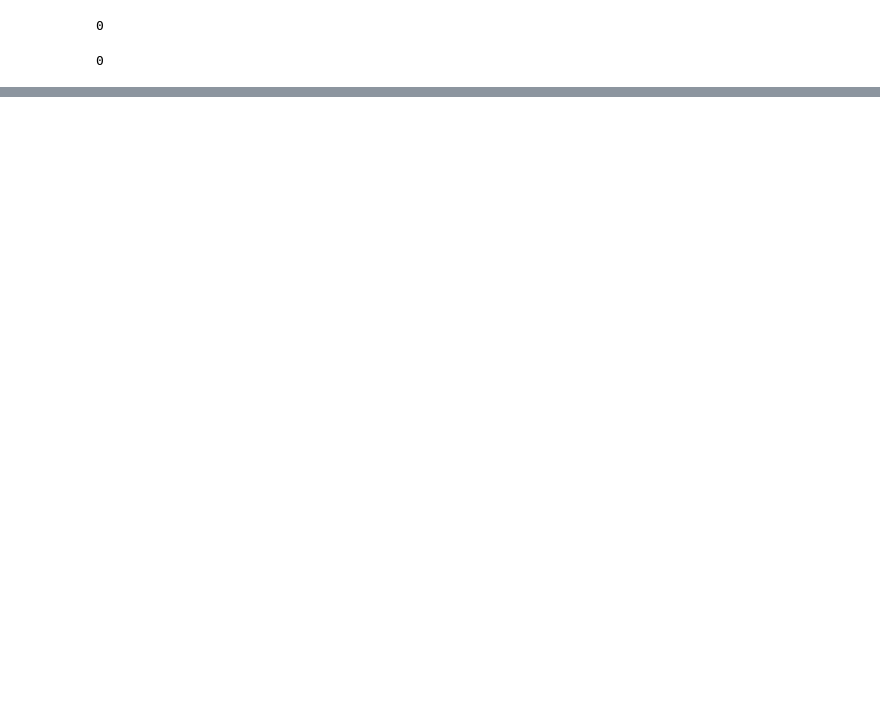
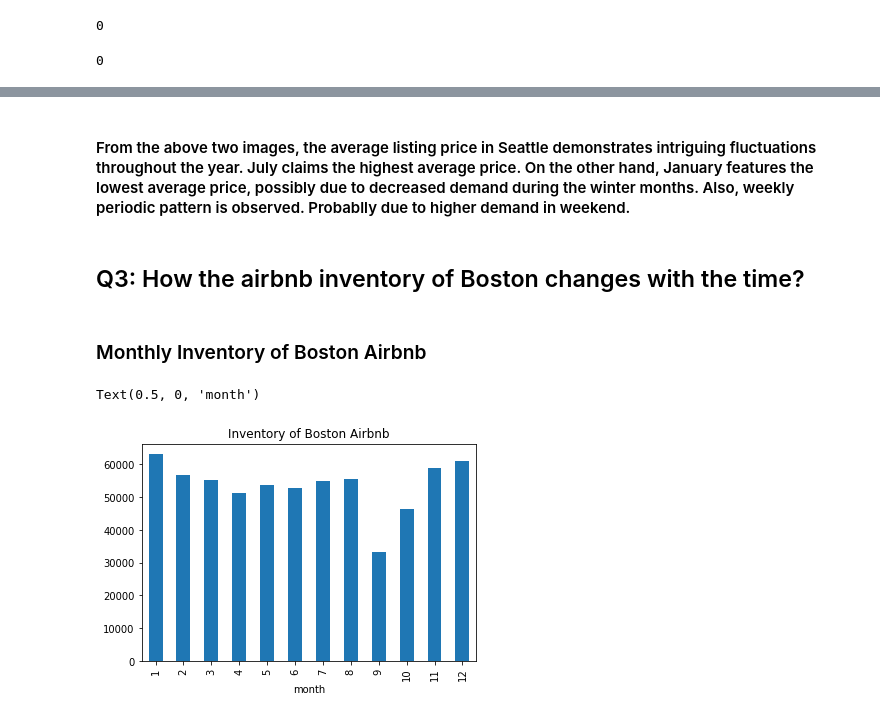
Before and after one commit to hanklee2018/A-Comparative-Analysis-of-the-Airbnb-Market, a Jupyter notebook: anlysis.ipynb, the cells around one changed output, grey strips where cells are left out. Drawn from its saved outputs; the diff is of its cells as text; code cells hidden in the pictures; blank space fills up the shorter version.

```diff
--- a/anlysis.ipynb
+++ b/anlysis.ipynb
@@ -160,4 +155,0 @@ boston_calendar.head()
-# %%
-# change the data type of date
-boston_calendar['date'] = pd.DatetimeIndex(boston_calendar['date']).astype('datetime64[ns]')
-boston_calendar['price'] = boston_calendar['price'].apply(change_money)
@@ -239,0 +178,3 @@ plt.legend(['Seattle', 'Boston'])
+# %%
+boston_calendar_a = boston_calendar[boston_calendar['available'] == 't']
+boston_calendar_a.head()
@@ -239,0 +233,15 @@ plt.legend(['Seattle', 'Boston'])
+# %% [markdown]
+#### From the above two images, the average listing price in Seattle demonstrates intriguing fluctuations throughout the year. July claims the highest average price. On the other hand, January features the lowest average price, possibly due to decreased demand during the winter months. Also, weekly periodic pattern is observed. Probablly due to higher demand in weekend.
+# %% [markdown]
+## Q3: How the airbnb inventory of Boston changes with the time?
+# %% [markdown]
+### Monthly Inventory of Boston Airbnb
+# %%
+boston_inventory = boston_calendar_a['listing_id'].groupby(
+    boston_calendar_a['date'].dt.month).count()
+boston_inventory.plot(kind='bar')
+plt.title('Inventory of Boston Airbnb')
+plt.xlabel('month')
+# %% [output]
+Text(0.5, 0, 'month')
+[figure, added]
```
Also changed, not shown: parts of 80 cells of this notebook.
